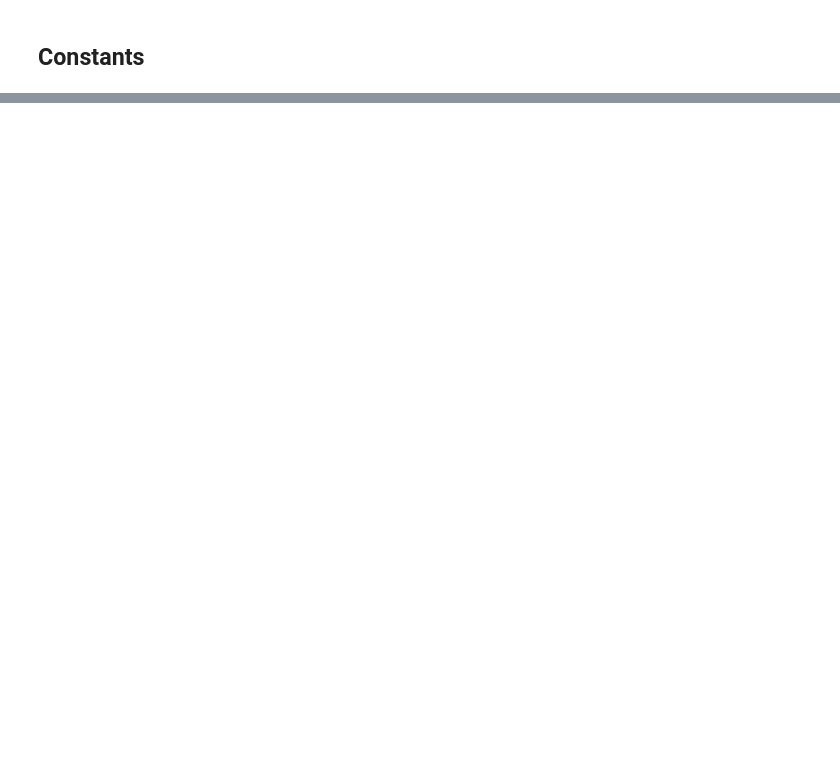
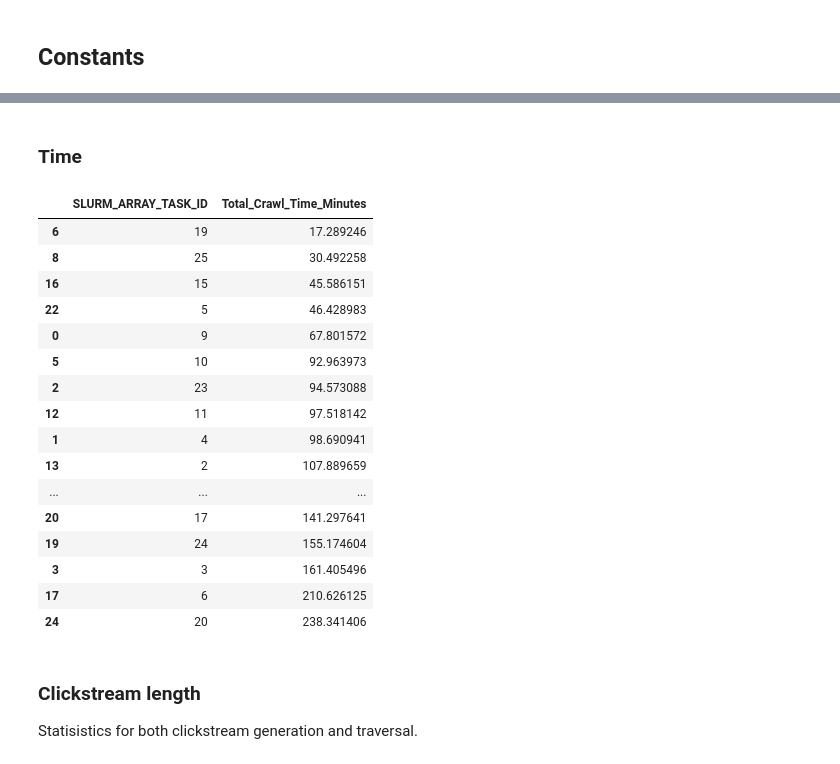
Before and after one commit to maxwellmlin/cookie-classify, a Jupyter notebook: classification_algo.ipynb, the cells around one changed output, grey strips where cells are left out. Saved outputs shown, nothing was run; the diff lists cells and outputs as text; code cells hidden in the pictures; blank space fills up the shorter version.

```diff
--- a/classification_algo.ipynb
+++ b/classification_algo.ipynb
@@ -55,0 +43,13 @@ sum 51605.72013711929
+# %%
+# Sites that we wanted to crawl
+sites_to_crawl = []
+with open (CRAWL_PATH / SITE_LIST_PATH) as file:
+    for line in file:
+        sites_to_crawl.append(line.strip())
+
+# Sites that we actually crawled
+with open(CRAWL_PATH / "sites.json") as file:
+    site_results: dict[str, CrawlResults] = json.load(file)
+
+print(f"Crawled {len(site_results)}/{len(sites_to_crawl)} sites")
+print("Missing", [site for site in sites_to_crawl if site not in site_results])
@@ -55,0 +73,39 @@ sum 51605.72013711929
+# %% [markdown]
+### Time
+# %%
+total_time = {}
+for domain, result in site_results.items():
+    task_id = result["SLURM_ARRAY_TASK_ID"]
+    if task_id not in total_time:
+        total_time[task_id] = 0
+    total_time[task_id] += result["total_time"] / 60  # convert to minutes
+
+# Convert the dictionary into a DataFrame
+df = pd.DataFrame(list(total_time.items()), columns=['SLURM_ARRAY_TASK_ID', 'Total_Crawl_Time_Minutes'])
+
+# Sort the DataFrame by 'Total_Crawl_Time' in ascending order
+df_sorted = df.sort_values(by='Total_Crawl_Time_Minutes', ascending=True)
+
+# Display the sorted DataFrame
+df_sorted
+# %% [output]
+|  | SLURM_ARRAY_TASK_ID | Total_Crawl_Time_Minutes |
+| 6 | 19 | 17.289246 |
+| 8 | 25 | 30.492258 |
+| 16 | 15 | 45.586151 |
+| 22 | 5 | 46.428983 |
+| 0 | 9 | 67.801572 |
+| 5 | 10 | 92.963973 |
+| 2 | 23 | 94.573088 |
+| 12 | 11 | 97.518142 |
+| 1 | 4 | 98.690941 |
+| 13 | 2 | 107.889659 |
+| ... | ... | ... |
+| 20 | 17 | 141.297641 |
+| 19 | 24 | 155.174604 |
+| 3 | 3 | 161.405496 |
+| 17 | 6 | 210.626125 |
+| 24 | 20 | 238.341406 |
+# %% [markdown]
+### Clickstream length
+Statisistics for both clickstream generation and traversal.
```
Also changed, not shown: parts of 26 cells of this notebook.
